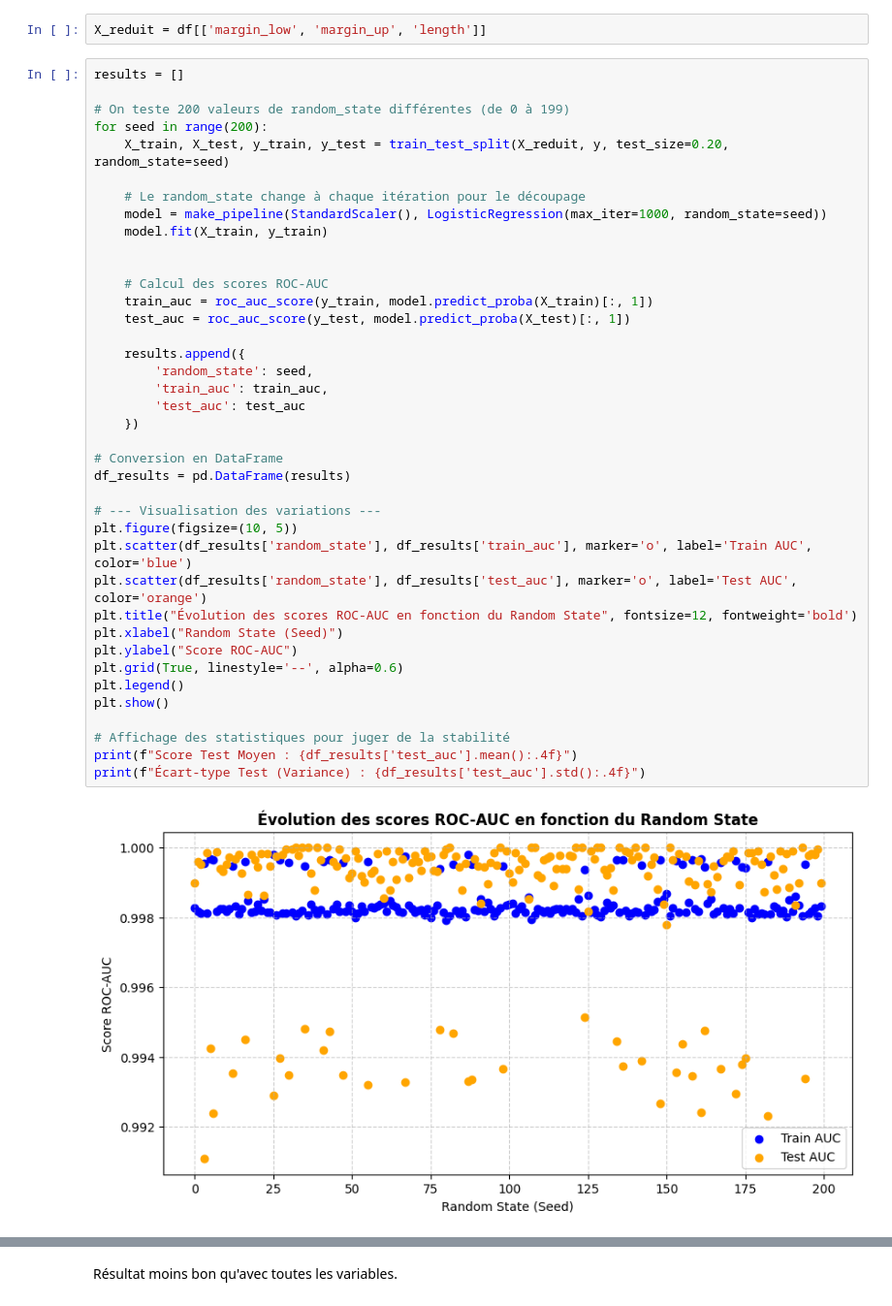
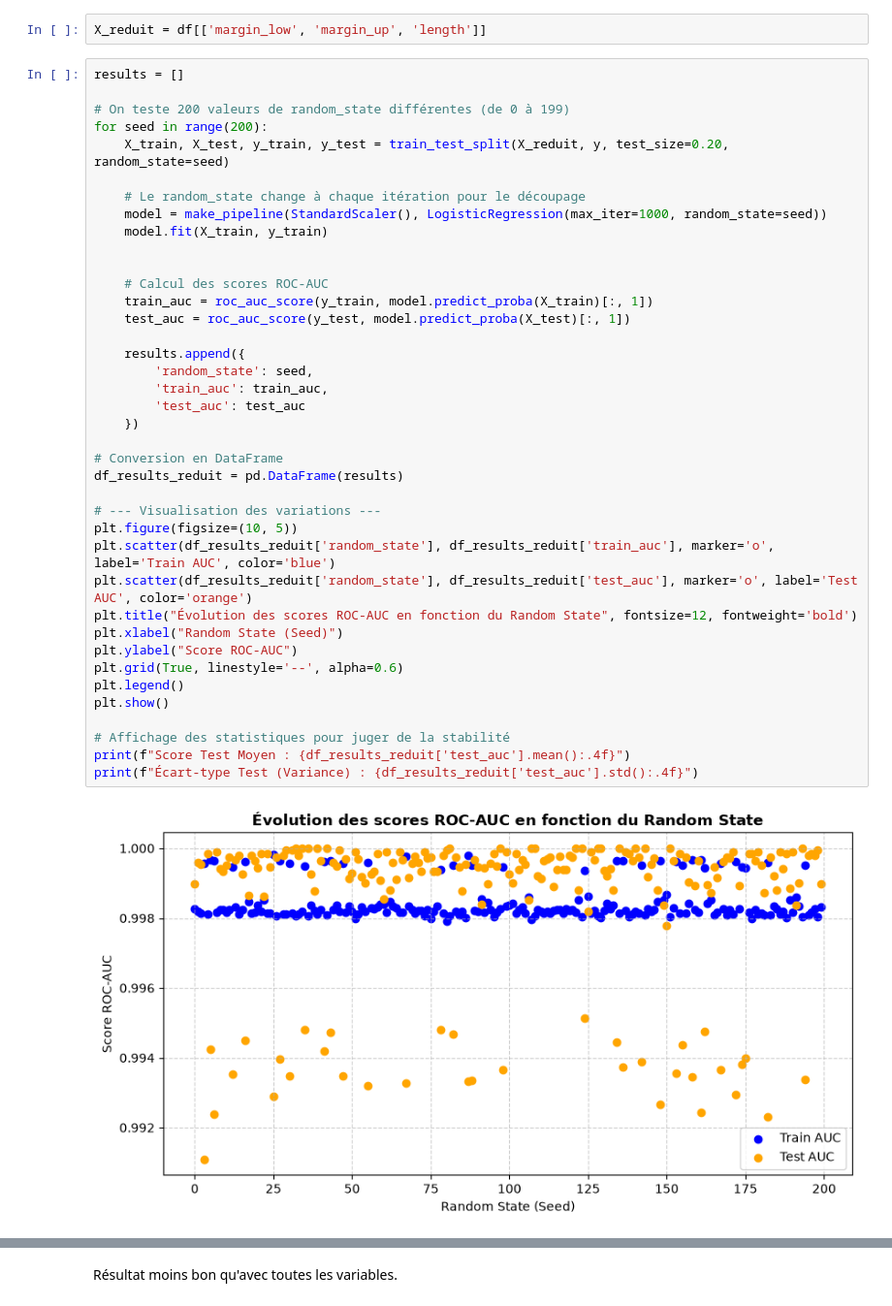
Before and after one commit to ziedbelhocine/Cours-OC, a Jupyter notebook: Data_Analyst/Projet_12/projet_final.ipynb, the cells around one changed output, grey strips where cells are left out. Shown at 97% size. Drawn from its saved outputs; the diff is of its cells as text.

```diff
--- a/Data_Analyst/Projet_12/projet_final.ipynb
+++ b/Data_Analyst/Projet_12/projet_final.ipynb
@@ -515,39 +543,39 @@ for seed in range(200):
     X_train, X_test, y_train, y_test = train_test_split(X_reduit, y, test_size=0.20, random_state=seed)
 
     # Le random_state change à chaque itération pour le découpage
     model = make_pipeline(StandardScaler(), LogisticRegression(max_iter=1000, random_state=seed))
     model.fit(X_train, y_train)
 
 
     # Calcul des scores ROC-AUC
     train_auc = roc_auc_score(y_train, model.predict_proba(X_train)[:, 1])
     test_auc = roc_auc_score(y_test, model.predict_proba(X_test)[:, 1])
 
     results.append({
         'random_state': seed,
         'train_auc': train_auc,
         'test_auc': test_auc
     })
 
 # Conversion en DataFrame
-df_results = pd.DataFrame(results)
+df_results_reduit = pd.DataFrame(results)
 
 # --- Visualisation des variations ---
 plt.figure(figsize=(10, 5))
-plt.scatter(df_results['random_state'], df_results['train_auc'], marker='o', label='Train AUC', color='blue')
-plt.scatter(df_results['random_state'], df_results['test_auc'], marker='o', label='Test AUC', color='orange')
+plt.scatter(df_results_reduit['random_state'], df_results_reduit['train_auc'], marker='o', label='Train AUC', color='blue')
+plt.scatter(df_results_reduit['random_state'], df_results_reduit['test_auc'], marker='o', label='Test AUC', color='orange')
 plt.title("Évolution des scores ROC-AUC en fonction du Random State", fontsize=12, fontweight='bold')
 plt.xlabel("Random State (Seed)")
 plt.ylabel("Score ROC-AUC")
 plt.grid(True, linestyle='--', alpha=0.6)
 plt.legend()
 plt.show()
 
 # Affichage des statistiques pour juger de la stabilité
-print(f"Score Test Moyen : {df_results['test_auc'].mean():.4f}")
-print(f"Écart-type Test (Variance) : {df_results['test_auc'].std():.4f}")
+print(f"Score Test Moyen : {df_results_reduit['test_auc'].mean():.4f}")
+print(f"Écart-type Test (Variance) : {df_results_reduit['test_auc'].std():.4f}")
 # %% [output]
-[figure, old version]
+[figure, new version]
 Score Test Moyen : 0.9985
 Écart-type Test (Variance) : 0.0023
 # %% [markdown]
```
Also changed, not shown: parts of 36 cells of this notebook, 4 other files.
